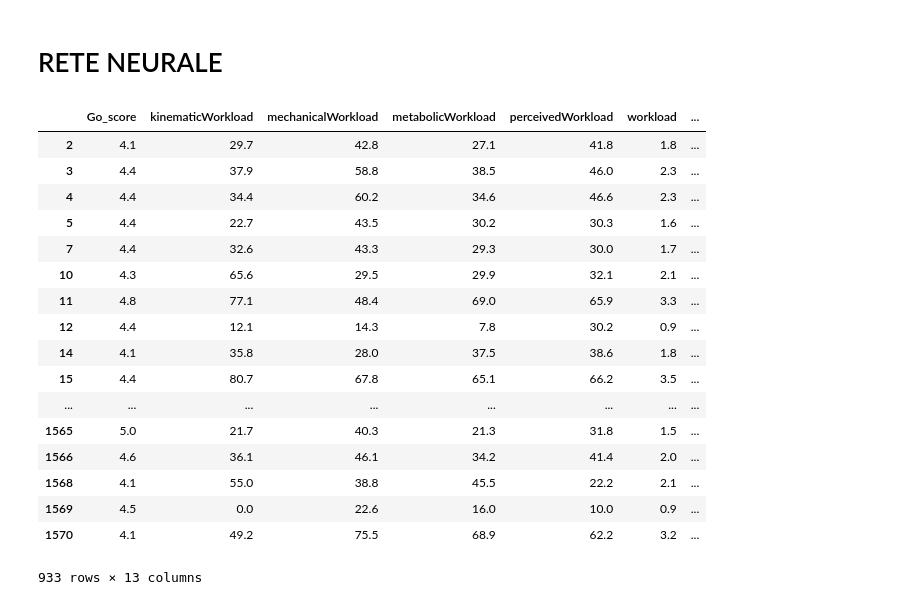
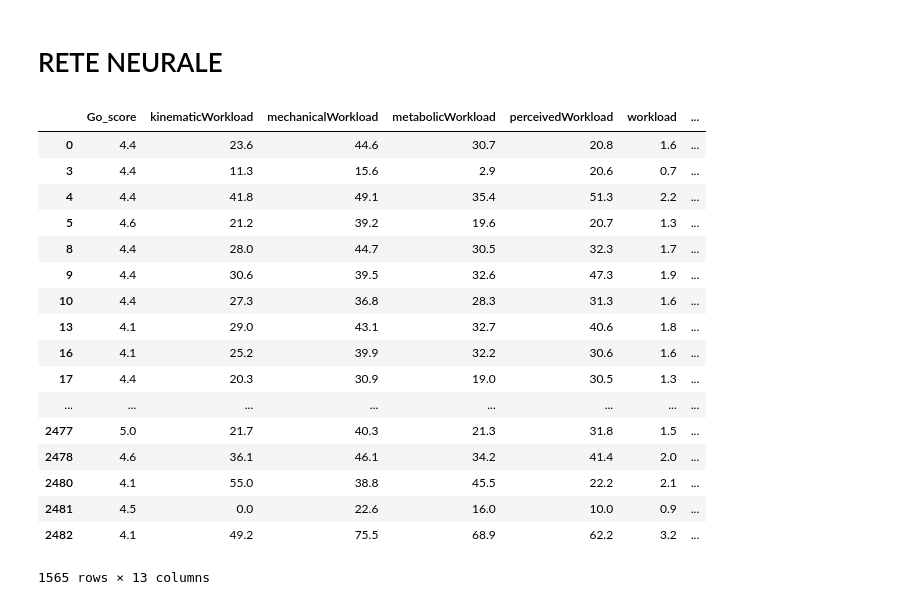
Before and after one commit to amecava/aitrain, a Jupyter notebook: Beta/Debug/Crea_db_per_DNN-GIUSTO.ipynb, the cells around one changed output. Cells and saved outputs as stored; diff of their text form; code cells hidden in the pictures.

```diff
--- a/Beta/Debug/Crea_db_per_DNN-GIUSTO.ipynb
+++ b/Beta/Debug/Crea_db_per_DNN-GIUSTO.ipynb
@@ -26,35 +28,27 @@ SESSION_PATH = './sessions'
 WELLNESS_PATH = './wellness'
 PICKLE_PATH = './pickle/'
 format = '%Y-%m-%d'
-lista_colonne_utili_analisi_esercizi = ['splitName',
-#                                         'playerName',
-                                        'workload',
-                                        'perceivedWorkload',
-                                        'metabolicWorkload',
-                                        'mechanicalWorkload',
-                                        'kinematicWorkload',
-                                        'cardioWorkload']
 
 #colonne da shiftare verso l'alto
 
 lista_colonne_workload = [
     'workload-1',
     'workload-2',
-    'workload-3',
+#     'workload-3',
 #     'workload-4',
 #     'workload-5'
                         ]
 lista_colonne_rpe = [
     'rpe-1',
     'rpe-2',
-    'rpe-3',
-    'rpe-4',
-    'rpe-5'
+#     'rpe-3',
+#     'rpe-4',
+#     'rpe-5'
 ]
 lista_colonne_Go_score = [
     'Go_score-1',
     'Go_score-2',
-    'Go_score-3',
+#     'Go_score-3',
 #     'Go_score-4',
 #     'Go_score-5'
 ]
@@ -62,7 +56,7 @@ lista_colonne_Go_score = [
 ######################################
 lista_category = [
     [lista_colonne_workload,'workload'],
-#     [lista_colonne_rpe,'rpe'],
+    [lista_colonne_rpe,'rpe'],
     [lista_colonne_Go_score,'Go_score']
 ]
 ######################################
@@ -122,7 +116,7 @@ for file in list_file:
     df_player = globals()[player].apply(calcola_go, axis=1)
 
     #drop delle colonne inutili
-    df_player = df_player.drop(['exercises','playerName','wellness_fatigue','wellness_mood','complete',
+    df_player = df_player.drop(['exercises','wellness_fatigue','wellness_mood','complete',
                                 'wellness_sleep','wellness_soreness','wellness_stress','Work Ratio','rpeTl','duration'], axis=1)
 
     ######################################################################################################
@@ -253,42 +215,42 @@ HIDDEN_UNITS = [20,10]
 # %%
 #drop colonne inutili
-train = df_total.drop(['date','cardioWorkload','intensity','Player_Load','rpe'],axis = 1)
+train = df_total.drop(['date','playerName','cardioWorkload','intensity','Player_Load','rpe'],axis = 1)
 
 #drop dati a 0
 train = train[train['workload']!=0]
 
 #droppo colonne con parametri go troppo bassi
 colonne_go = ['Go_score']+lista_colonne_Go_score+[OUTPUT]
 
 for colonna in colonne_go:
-    train = train[train[colonna]>= 3]
+    train = train[train[colonna]>= 2]
 
 # #muovo go_score+1 in fondo
 # serie = train[OUTPUT]
 # train = train.drop([OUTPUT],axis=1)
 # train[OUTPUT] = serie
 
 input_dataset = train.copy()
 train
 # %% [output]
 |  | Go_score | kinematicWorkload | mechanicalWorkload | metabolicWorkload | perceivedWorkload | workload | ... |
-| 2 | 4.1 | 29.7 | 42.8 | 27.1 | 41.8 | 1.8 | ... |
-| 3 | 4.4 | 37.9 | 58.8 | 38.5 | 46.0 | 2.3 | ... |
-| 4 | 4.4 | 34.4 | 60.2 | 34.6 | 46.6 | 2.3 | ... |
-| 5 | 4.4 | 22.7 | 43.5 | 30.2 | 30.3 | 1.6 | ... |
-| 7 | 4.4 | 32.6 | 43.3 | 29.3 | 30.0 | 1.7 | ... |
-| 10 | 4.3 | 65.6 | 29.5 | 29.9 | 32.1 | 2.1 | ... |
-| 11 | 4.8 | 77.1 | 48.4 | 69.0 | 65.9 | 3.3 | ... |
-| 12 | 4.4 | 12.1 | 14.3 | 7.8 | 30.2 | 0.9 | ... |
-| 14 | 4.1 | 35.8 | 28.0 | 37.5 | 38.6 | 1.8 | ... |
-| 15 | 4.4 | 80.7 | 67.8 | 65.1 | 66.2 | 3.5 | ... |
+| 0 | 4.4 | 23.6 | 44.6 | 30.7 | 20.8 | 1.6 | ... |
+| 3 | 4.4 | 11.3 | 15.6 | 2.9 | 20.6 | 0.7 | ... |
+| 4 | 4.4 | 41.8 | 49.1 | 35.4 | 51.3 | 2.2 | ... |
+| 5 | 4.6 | 21.2 | 39.2 | 19.6 | 20.7 | 1.3 | ... |
+| 8 | 4.4 | 28.0 | 44.7 | 30.5 | 32.3 | 1.7 | ... |
+| 9 | 4.4 | 30.6 | 39.5 | 32.6 | 47.3 | 1.9 | ... |
+| 10 | 4.4 | 27.3 | 36.8 | 28.3 | 31.3 | 1.6 | ... |
+| 13 | 4.1 | 29.0 | 43.1 | 32.7 | 40.6 | 1.8 | ... |
+| 16 | 4.1 | 25.2 | 39.9 | 32.2 | 30.6 | 1.6 | ... |
+| 17 | 4.4 | 20.3 | 30.9 | 19.0 | 30.5 | 1.3 | ... |
 | ... | ... | ... | ... | ... | ... | ... | ... |
-| 1565 | 5.0 | 21.7 | 40.3 | 21.3 | 31.8 | 1.5 | ... |
-| 1566 | 4.6 | 36.1 | 46.1 | 34.2 | 41.4 | 2.0 | ... |
-| 1568 | 4.1 | 55.0 | 38.8 | 45.5 | 22.2 | 2.1 | ... |
-| 1569 | 4.5 | 0.0 | 22.6 | 16.0 | 10.0 | 0.9 | ... |
-| 1570 | 4.1 | 49.2 | 75.5 | 68.9 | 62.2 | 3.2 | ... |
+| 2477 | 5.0 | 21.7 | 40.3 | 21.3 | 31.8 | 1.5 | ... |
+| 2478 | 4.6 | 36.1 | 46.1 | 34.2 | 41.4 | 2.0 | ... |
+| 2480 | 4.1 | 55.0 | 38.8 | 45.5 | 22.2 | 2.1 | ... |
+| 2481 | 4.5 | 0.0 | 22.6 | 16.0 | 10.0 | 0.9 | ... |
+| 2482 | 4.1 | 49.2 | 75.5 | 68.9 | 62.2 | 3.2 | ... |
-933 rows × 13 columns
+1565 rows × 13 columns
 # %%
 # Isolate outliers with an IsolationForest algorithm
 
```
Also changed, not shown: parts of 23 cells of this notebook, 3 other files.
